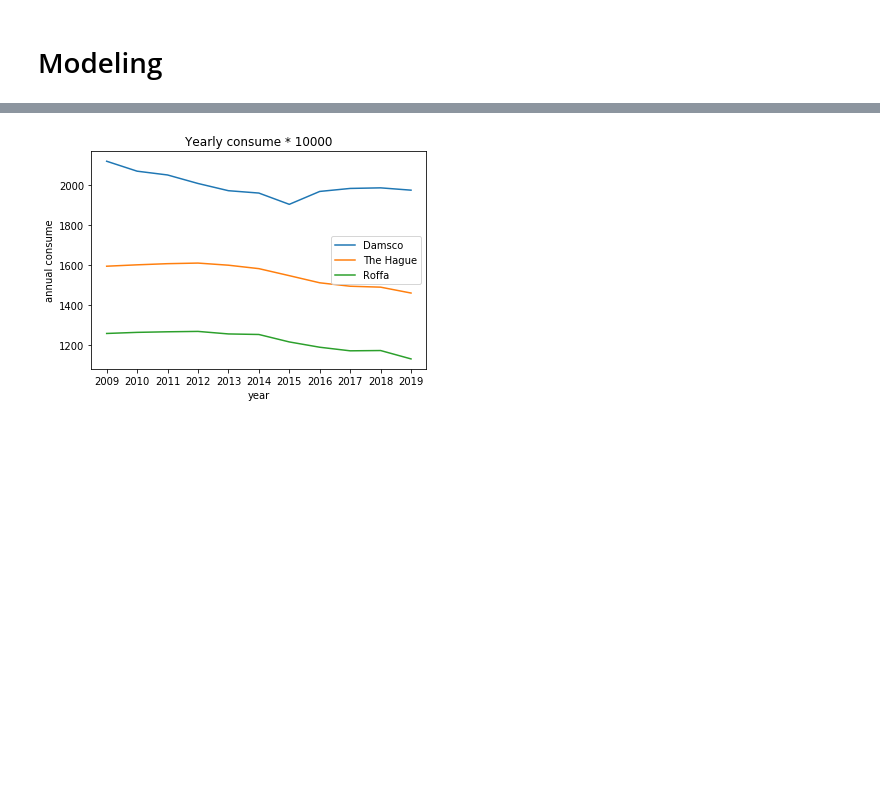
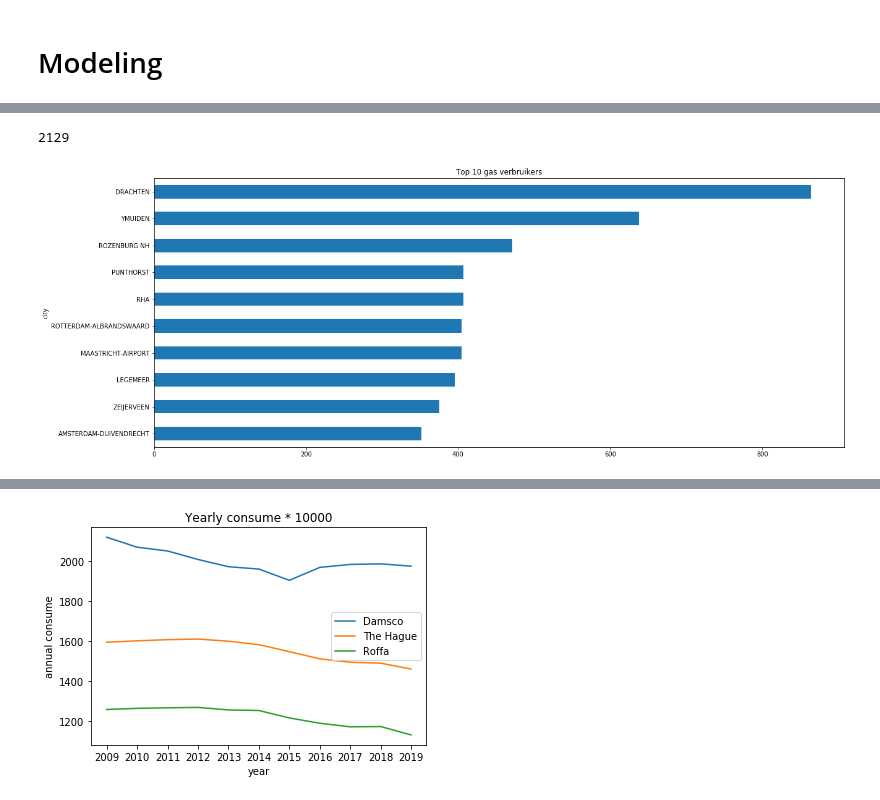
Before and after one commit to erhanfr12/datascience_challenge2, a Jupyter notebook: Notebook.ipynb, the cells around one changed output, grey strips where cells are left out. Drawn from its saved outputs; the diff is of its cells as text; code cells hidden in the pictures; blank space fills up the shorter version.

```diff
--- a/Notebook.ipynb
+++ b/Notebook.ipynb
@@ -347,0 +304,14 @@ plt.show()
+# %%
+gasFrame["active_conections"] = round(gasFrame["num_connections"]*gasFrame["perc_of_active_connections"]/100) #calculate number of active connections
+gasFrame["average_consume"] = gasFrame['annual_consume']/gasFrame["active_conections"] #calcuate average cunsumption per active connection
+gasFrame["average_consume"] = gasFrame["average_consume"].replace({float('inf'):0}) #replace all divide by 0 problems
+# %%
+averageConsumePerCity = gasFrame.groupby(['city'])['average_consume'].mean().sort_values(ascending=False)
+print(averageConsumePerCity.count())
+
+fig, ax = plt.subplots(1,1, figsize=(20, 8))
+averageConsumePerCity.head(10).sort_values().plot(kind='barh', title='Top 10 gas verbruikers')
+plt.show()
+# %% [output]
+2129
+[figure, added]
```
Also changed, not shown: parts of 13 cells of this notebook.
